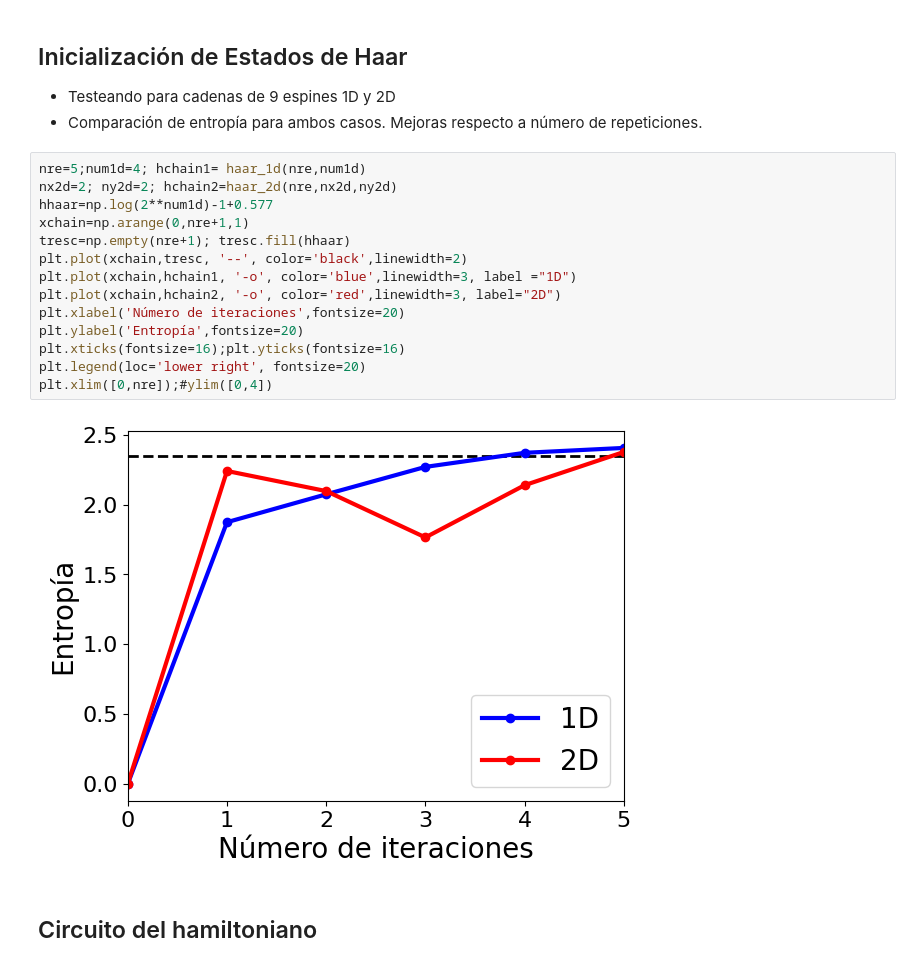
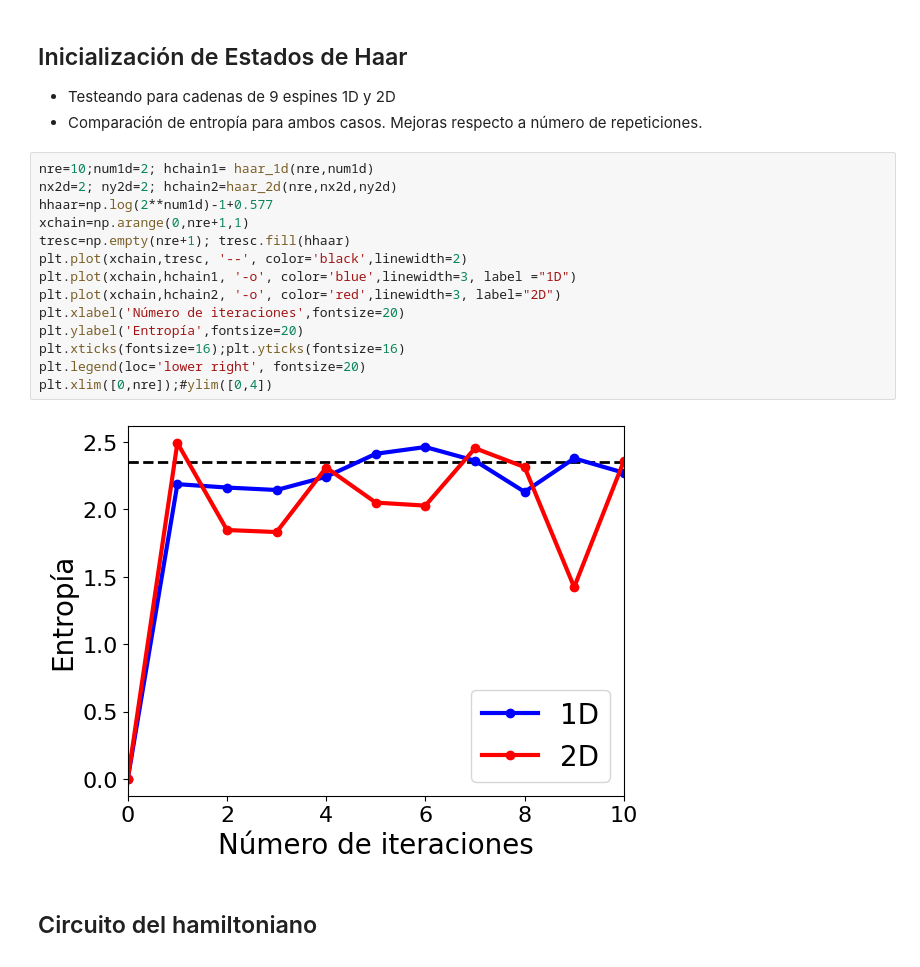
Before and after one commit to Dacastillo/QQuipu3, a Jupyter notebook: P3.ipynb, the cells around one changed output. Drawn from its saved outputs; the diff is of its cells as text.

```diff
--- a/P3.ipynb
+++ b/P3.ipynb
@@ -53,21 +53,21 @@ for beta in np.arange(0.0, 1.6, 0.05):
 * Testeando para cadenas de 9 espines 1D y 2D
 * Comparación de entropía para ambos casos. Mejoras respecto a número de repeticiones.
 # %%
-nre=5;num1d=4; hchain1= haar_1d(nre,num1d)
+nre=10;num1d=2; hchain1= haar_1d(nre,num1d)
 nx2d=2; ny2d=2; hchain2=haar_2d(nre,nx2d,ny2d)
 hhaar=np.log(2**num1d)-1+0.577
 xchain=np.arange(0,nre+1,1)
 tresc=np.empty(nre+1); tresc.fill(hhaar)
 plt.plot(xchain,tresc, '--', color='black',linewidth=2)
 plt.plot(xchain,hchain1, '-o', color='blue',linewidth=3, label ="1D")
 plt.plot(xchain,hchain2, '-o', color='red',linewidth=3, label="2D")
 plt.xlabel('Número de iteraciones',fontsize=20)
 plt.ylabel('Entropía',fontsize=20)
 plt.xticks(fontsize=16);plt.yticks(fontsize=16)
 plt.legend(loc='lower right', fontsize=20)
 plt.xlim([0,nre]);#ylim([0,4])
 # %% [output]
-[figure, old version]
+[figure, new version]
 # %% [markdown]
 ## Circuito del hamiltoniano
 # %% [markdown]
```
Also changed, not shown: parts of 2 cells of this notebook.
